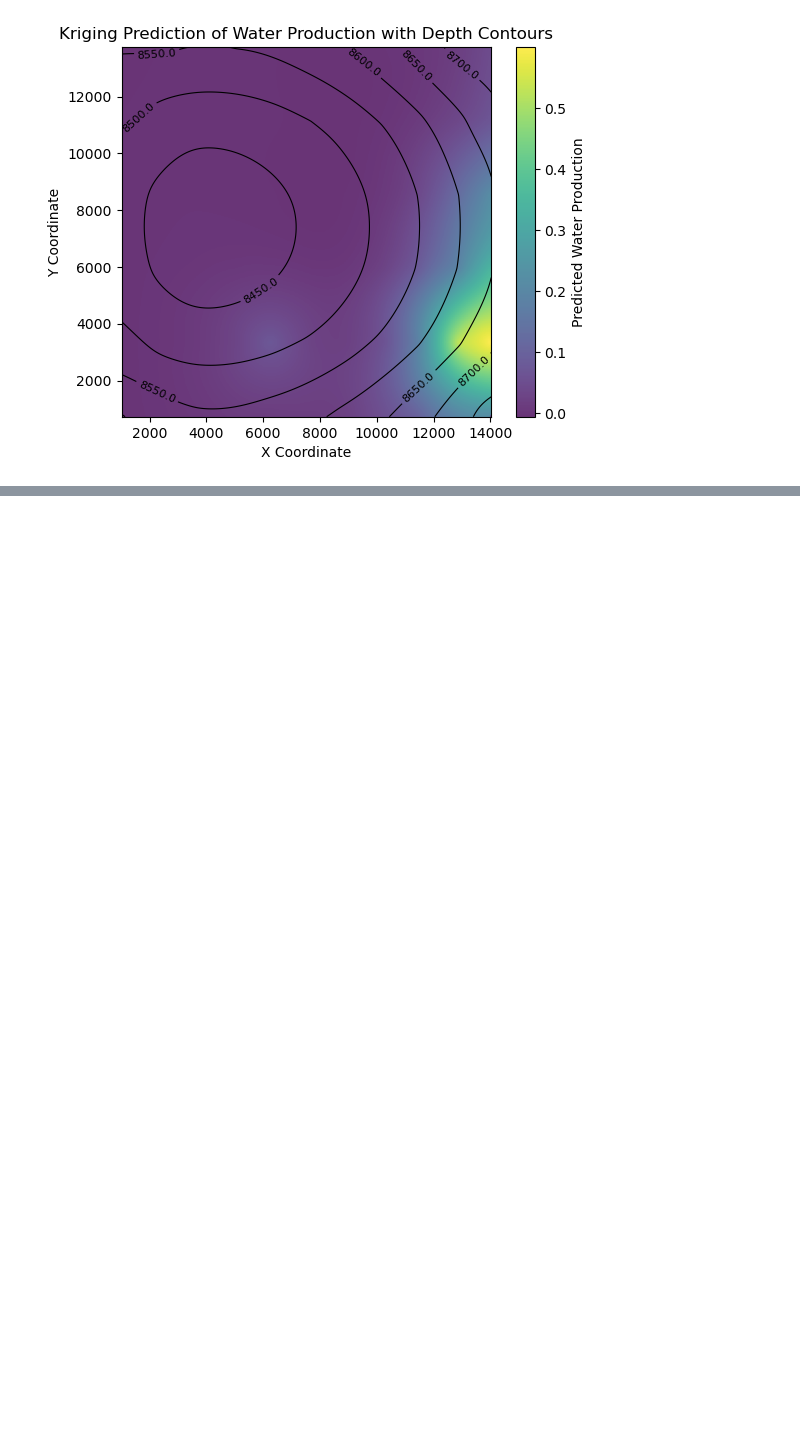
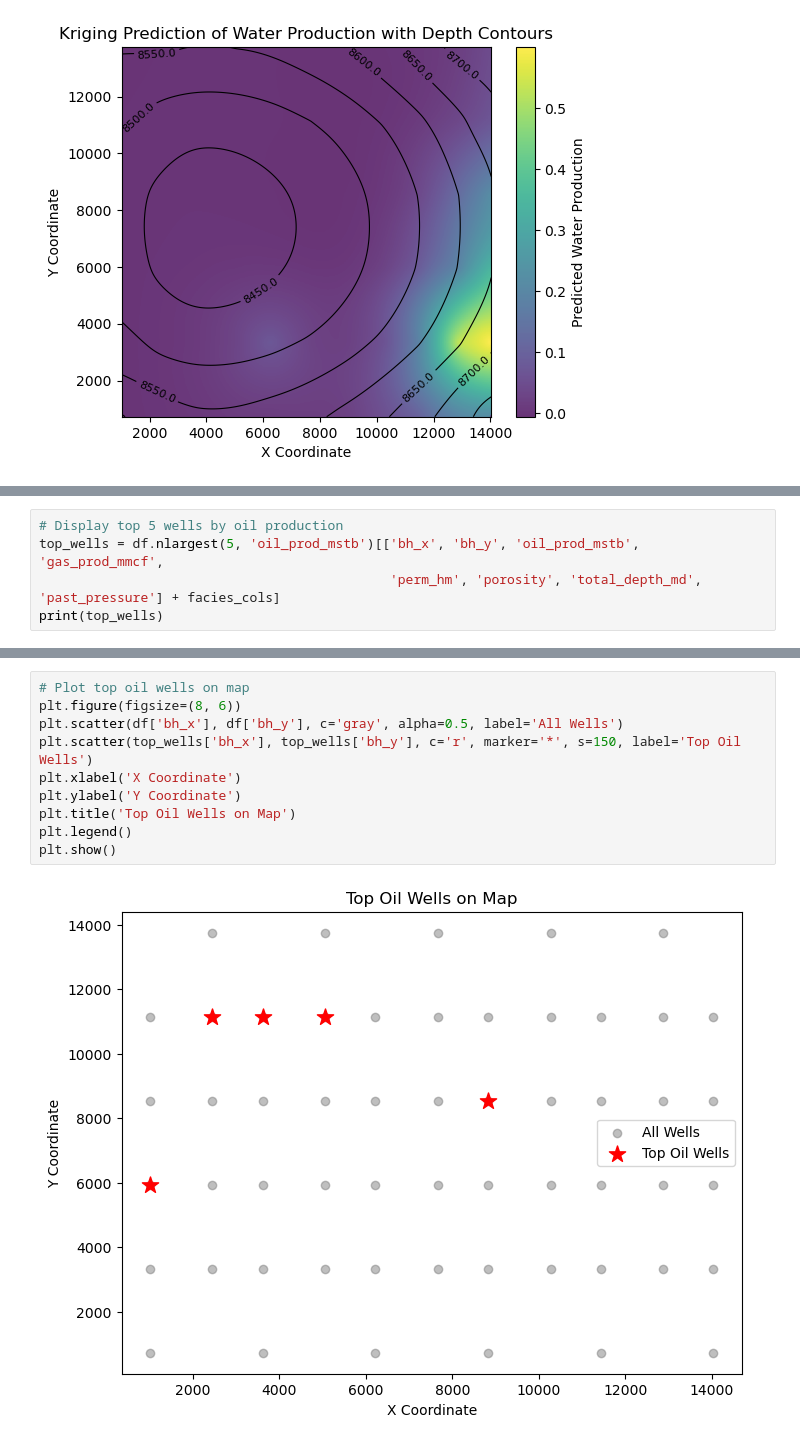
Before and after one commit to elnflores/NSC-325-Sweet-Spot-Identification, a Jupyter notebook: Exploratory.ipynb, the cells around one changed output, grey strips where cells are left out. Saved outputs shown, nothing was run; the diff lists cells and outputs as text; blank space fills up the shorter version.

```diff
--- a/Exploratory.ipynb
+++ b/Exploratory.ipynb
@@ -417,0 +541,5 @@ plt.show()
+# %%
+# Display top 5 wells by oil production
+top_wells = df.nlargest(5, 'oil_prod_mstb')[['bh_x', 'bh_y', 'oil_prod_mstb', 'gas_prod_mmcf',
+                                             'perm_hm', 'porosity', 'total_depth_md', 'past_pressure'] + facies_cols]
+print(top_wells)
@@ -417,0 +560,12 @@ plt.show()
+# %%
+# Plot top oil wells on map
+plt.figure(figsize=(8, 6))
+plt.scatter(df['bh_x'], df['bh_y'], c='gray', alpha=0.5, label='All Wells')
+plt.scatter(top_wells['bh_x'], top_wells['bh_y'], c='r', marker='*', s=150, label='Top Oil Wells')
+plt.xlabel('X Coordinate')
+plt.ylabel('Y Coordinate')
+plt.title('Top Oil Wells on Map')
+plt.legend()
+plt.show()
+# %% [output]
+[figure, added]
```
Also changed, not shown: parts of 16 cells of this notebook.
